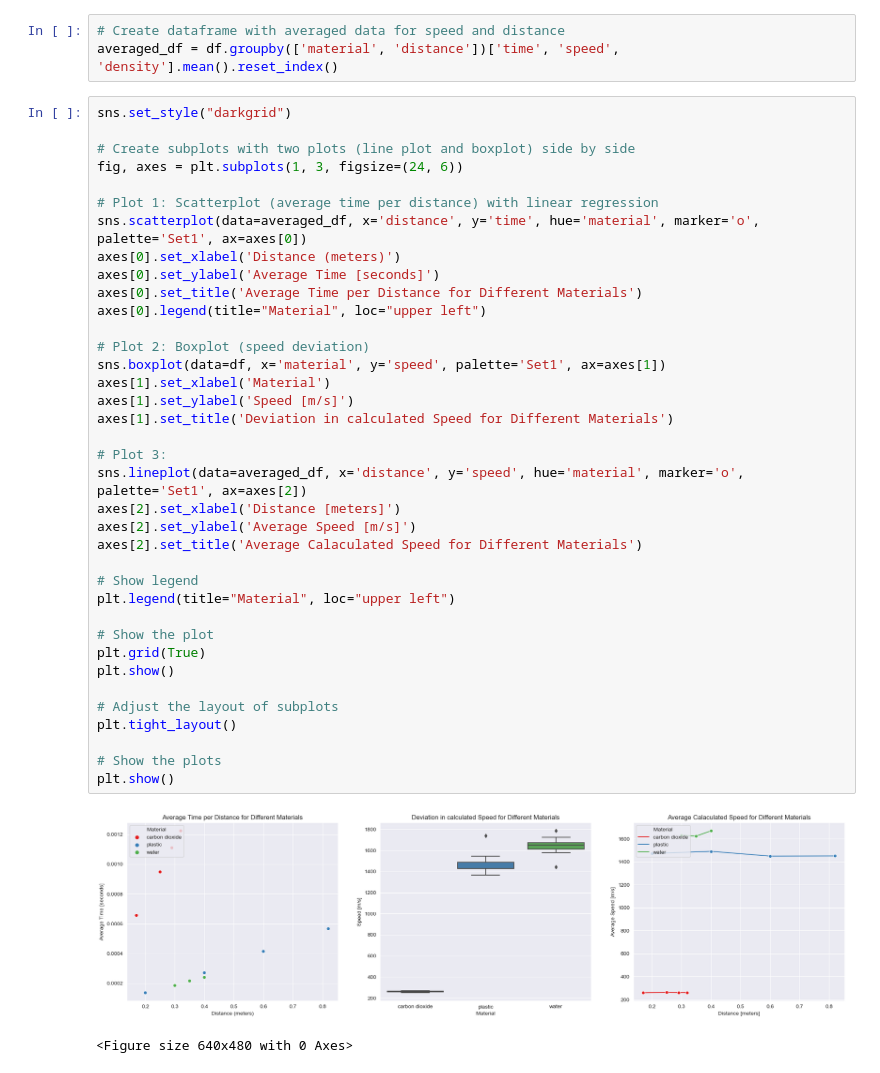
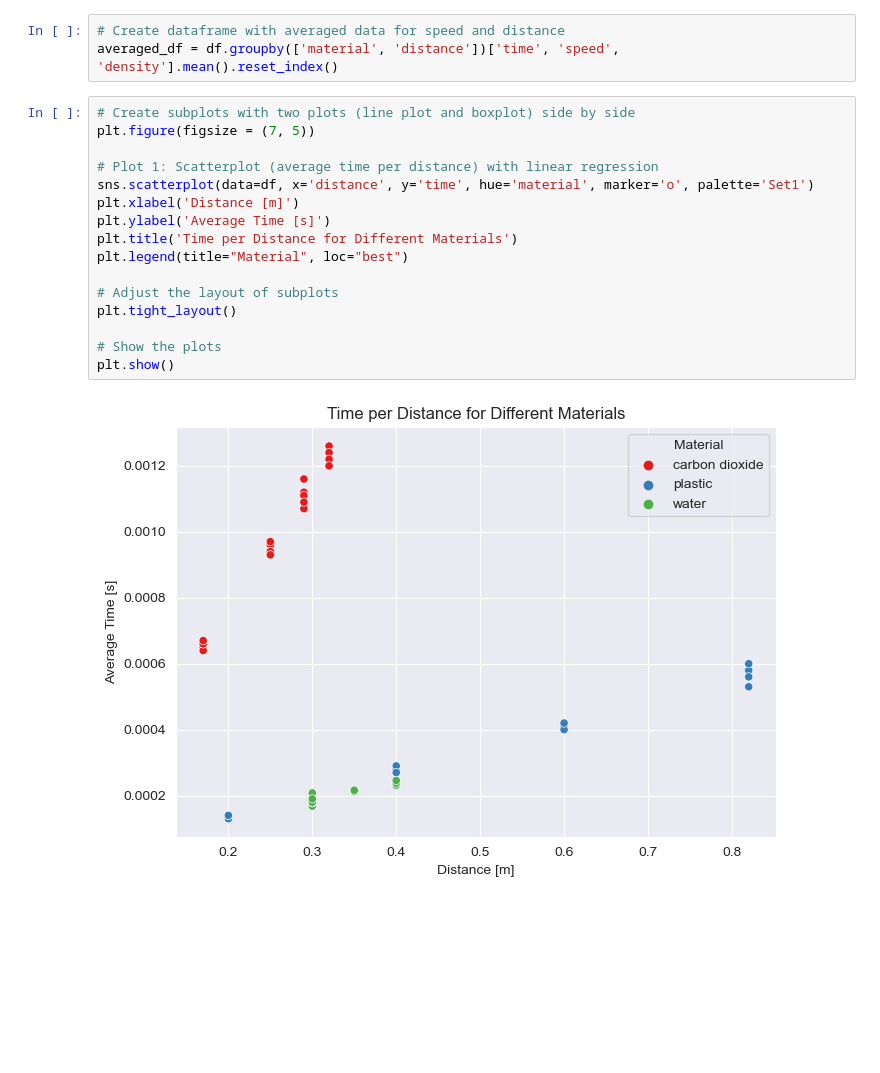
Before and after one commit to HorusXIV/IDAF_Datenanalyse, a Jupyter notebook: Test.ipynb, the cells around one changed output. Drawn from its saved outputs; the diff is of its cells as text; blank space fills up the shorter version.

Commit message:
reworked graphs

```diff
--- a/Test.ipynb
+++ b/Test.ipynb
@@ -25,44 +25,22 @@ dtype: object
 # Create dataframe with averaged data for speed and distance
 averaged_df = df.groupby(['material', 'distance'])['time', 'speed', 'density'].mean().reset_index()
 # %%
-sns.set_style("darkgrid")
-
 # Create subplots with two plots (line plot and boxplot) side by side
-fig, axes = plt.subplots(1, 3, figsize=(24, 6))
+plt.figure(figsize = (7, 5))
 
 # Plot 1: Scatterplot (average time per distance) with linear regression
-sns.scatterplot(data=averaged_df, x='distance', y='time', hue='material', marker='o', palette='Set1', ax=axes[0])
-axes[0].set_xlabel('Distance (meters)')
-axes[0].set_ylabel('Average Time [seconds]')
-axes[0].set_title('Average Time per Distance for Different Materials')
-axes[0].legend(title="Material", loc="upper left")
-
-# Plot 2: Boxplot (speed deviation)
-sns.boxplot(data=df, x='material', y='speed', palette='Set1', ax=axes[1])
-axes[1].set_xlabel('Material')
-axes[1].set_ylabel('Speed [m/s]')
-axes[1].set_title('Deviation in calculated Speed for Different Materials')
-
-# Plot 3:
-sns.lineplot(data=averaged_df, x='distance', y='speed', hue='material', marker='o', palette='Set1', ax=axes[2])
-axes[2].set_xlabel('Distance [meters]')
-axes[2].set_ylabel('Average Speed [m/s]')
-axes[2].set_title('Average Calaculated Speed for Different Materials')
-
-# Show legend
-plt.legend(title="Material", loc="upper left")
-
-# Show the plot
-plt.grid(True)
-plt.show()
+sns.scatterplot(data=df, x='distance', y='time', hue='material', marker='o', palette='Set1')
+plt.xlabel('Distance [m]')
+plt.ylabel('Average Time [s]')
+plt.title('Time per Distance for Different Materials')
+plt.legend(title="Material", loc="best")
 
 # Adjust the layout of subplots
 plt.tight_layout()
 
 # Show the plots
 plt.show()
 # %% [output]
-[figure, old version]
+[figure, new version]
-<Figure size 640x480 with 0 Axes>
 # %%
 
```
Also changed, not shown: parts of 3 cells of this notebook, 1 other file.
